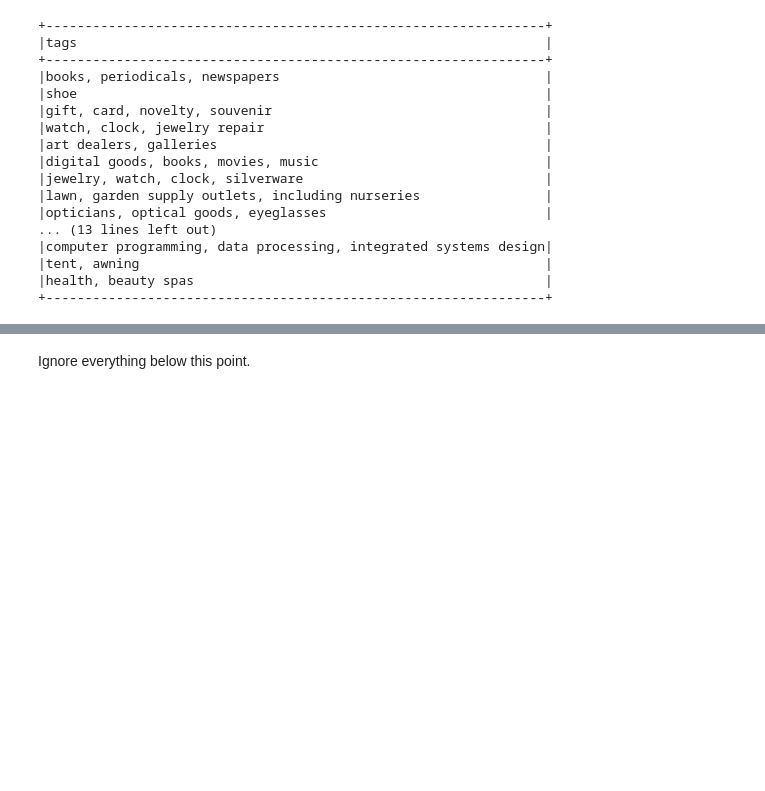
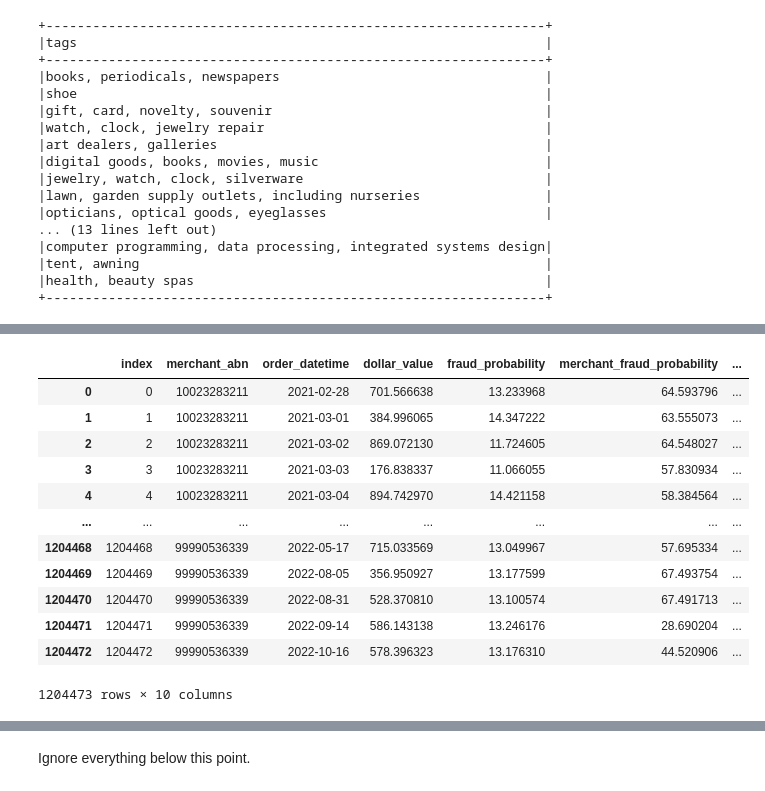
Before and after one commit to MAST30034-AppliedDataScience/project-2-group-buy-now-pay-later-industry-project-30, a Jupyter notebook: notebooks/andy_model.ipynb, the cells around one changed output, grey strips where cells are left out. Drawn from its saved outputs; the diff is of its cells as text; code cells hidden in the pictures; blank space fills up the shorter version.

Commit message:
few attempted models added

```diff
--- a/notebooks/andy_model.ipynb
+++ b/notebooks/andy_model.ipynb
@@ -3,14 +3,28 @@ from pyspark.sql import SparkSession
 from pyspark.sql import functions as F
 from pyspark.ml.regression import LinearRegression, RandomForestRegressor, GBTRegressor
 from pyspark.ml.feature import StringIndexer, OneHotEncoder, VectorAssembler
-from sklearn.preprocessing import MinMaxScaler
+from pyspark.ml.evaluation import RegressionEvaluator
+from statsmodels.tsa.statespace.sarimax import SARIMAX
+from statsmodels.tsa.arima.model import ARIMA
+from sklearn.preprocessing import MinMaxScaler, StandardScaler
 from sklearn.metrics import mean_squared_error, mean_absolute_error
-from sklearn.model_selection import train_test_split
+from sklearn.model_selection import train_test_split, GridSearchCV
+from sklearn.ensemble import GradientBoostingRegressor
+from joblib import Parallel, delayed
 import matplotlib.pyplot as plt
 import os
 import pandas as pd
 import numpy as np
+import xgboost as xgb
+import lightgbm as lgb
 import tensorflow as tf
-pd.set_option('display.max_rows', 100)
-pd.set_option('display.max_columns', None)
+import pmdarima as pm
+import lightgbm as lgb
+import time
+from prophet import Prophet
+from statsmodels.tools.sm_exceptions import ConvergenceWarning
+
+
+#pd.set_option('display.max_rows', 100)
+#pd.set_option('display.max_columns', None)
 # %% [output]
@@ -111,0 +220,33 @@ full_transaction.select("tags").distinct().show(50,truncate = False)
+# %%
+pandas_transactions['order_datetime'] = pd.to_datetime(pandas_transactions['order_datetime'])
+
+df_grouped = pandas_transactions.groupby(['merchant_abn', 'order_datetime']).agg({
+    'dollar_value': 'sum',
+    'fraud_probability': 'mean',
+    'merchant_fraud_probability': 'mean',
+    'take_rate': 'first',
+    'Average_household_size': 'mean',
+    'Median_tot_fam_inc_weekly': 'mean',
+    'Median_tot_hhd_inc_weekly': 'mean',
+}).reset_index()
+
+df_grouped.reset_index(inplace=True)
+df_grouped['order_datetime'] = pd.to_datetime(df_grouped['order_datetime'])
+#date_range = pd.date_range(start='2021-02-28', end='2022-10-26', freq='D')
+#df_grouped = df_grouped.groupby('merchant_abn').apply(lambda x: x.set_index('order_datetime'))
+#df_grouped = df_grouped.fillna(0)
+df_grouped
+# %% [output]
+|  | index | merchant_abn | order_datetime | dollar_value | fraud_probability | merchant_fraud_probability | ... |
+| 0 | 0 | 10023283211 | 2021-02-28 | 701.566638 | 13.233968 | 64.593796 | ... |
+| 1 | 1 | 10023283211 | 2021-03-01 | 384.996065 | 14.347222 | 63.555073 | ... |
+| 2 | 2 | 10023283211 | 2021-03-02 | 869.072130 | 11.724605 | 64.548027 | ... |
+| 3 | 3 | 10023283211 | 2021-03-03 | 176.838337 | 11.066055 | 57.830934 | ... |
+| 4 | 4 | 10023283211 | 2021-03-04 | 894.742970 | 14.421158 | 58.384564 | ... |
+| ... | ... | ... | ... | ... | ... | ... | ... |
+| 1204468 | 1204468 | 99990536339 | 2022-05-17 | 715.033569 | 13.049967 | 57.695334 | ... |
+| 1204469 | 1204469 | 99990536339 | 2022-08-05 | 356.950927 | 13.177599 | 67.493754 | ... |
+| 1204470 | 1204470 | 99990536339 | 2022-08-31 | 528.370810 | 13.100574 | 67.491713 | ... |
+| 1204471 | 1204471 | 99990536339 | 2022-09-14 | 586.143138 | 13.246176 | 28.690204 | ... |
+| 1204472 | 1204472 | 99990536339 | 2022-10-16 | 578.396323 | 13.176310 | 44.520906 | ... |
+1204473 rows × 10 columns
```
Also changed, not shown: parts of 20 cells of this notebook.
